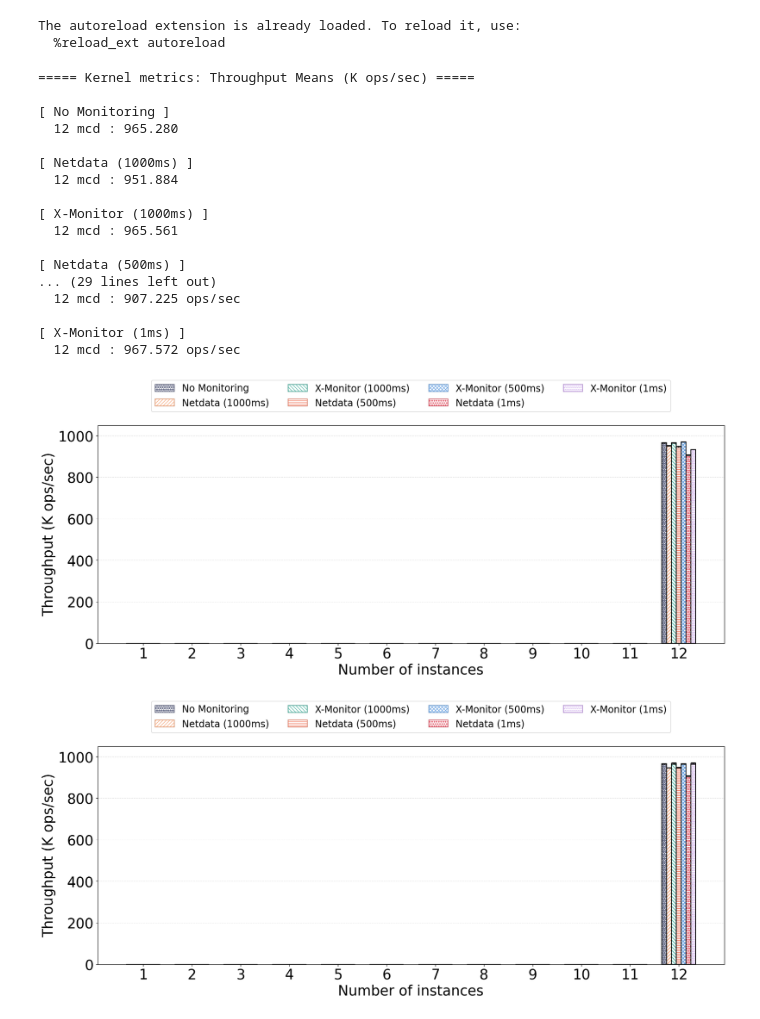
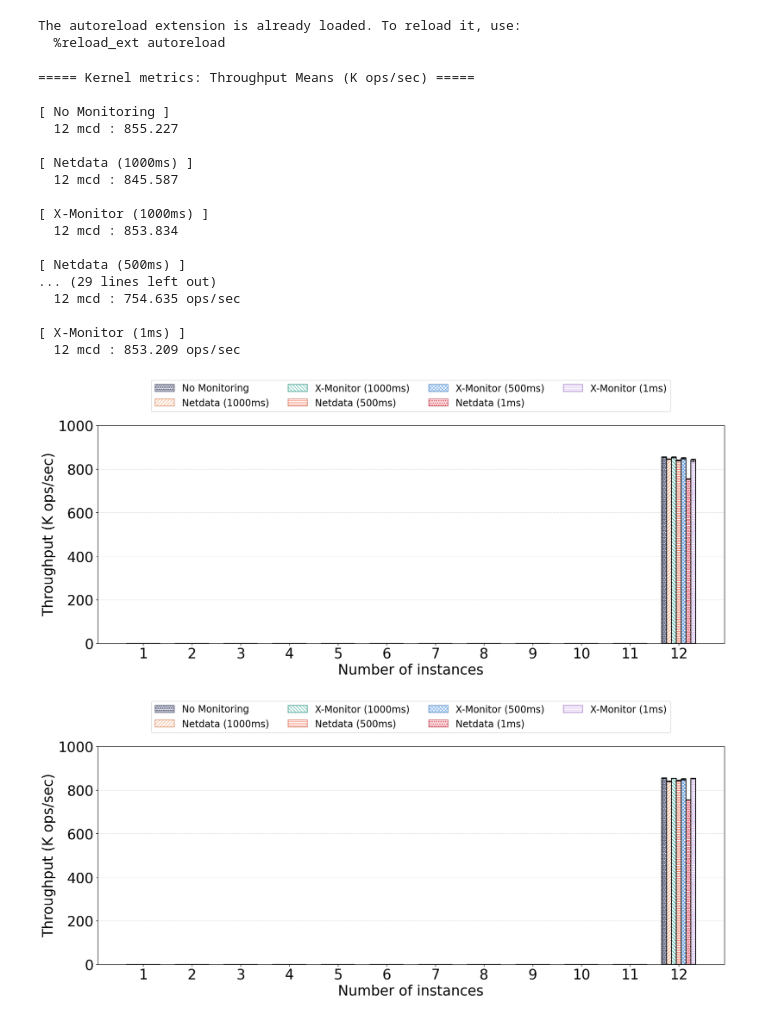
Before and after one commit to yukimaruyama2023/exp-X-Monitor, a Jupyter notebook: graph/throughput.ipynb, the cells around one changed output. Saved outputs shown, nothing was run; the diff lists cells and outputs as text; code cells hidden in the pictures.

```diff
--- a/graph/throughput.ipynb
+++ b/graph/throughput.ipynb
@@ -14,38 +14,43 @@ The autoreload extension is already loaded. To reload it, use:
 # base_dir = "../data/monitoring_throughput/strict-True/ntd_mcd_allcores-True/20251110-191159" # True, True
 # base_dir = "/home/maruyama/workspace/exp-X-Monitor/data/monitoring_throughput/strict-True/all_runs_in_allcores/prioritized-False/xdp_indirectcopy-True/20251120-223234" # かなり良い感じだが，recv 後に interval 待っている．
 # base_dir = "/home/maruyama/workspace/exp-X-Monitor/data/monitoring_throughput/strict-True/all_runs_in_allcores/prioritized-False/xdp_indirectcopy-True/20251121-210405"
 
 # base_dir = "../data/monitoring_throughput/strict-True/all_runs_in_allcores/20251111-195451" # all_runs_in_allcores
 # base_dir = "/home/maruyama/workspace/exp-X-Monitor/data/monitoring_throughput/strict-True/all_runs_in_allcores/prioritized-False/xdp_indirectcopy-True/20251123-135013" # [test] 方法 1, -c 3
 # base_dir = "/home/maruyama/workspace/exp-X-Monitor/data/monitoring_throughput/strict-True/all_runs_in_allcores/prioritized-False/xdp_indirectcopy-True/20251123-152036" # [test] 方法 1, -u 1, -c 1
-base_dir = "/home/maruyama/workspace/exp-X-Monitor/data/monitoring_throughput/strict-True/all_runs_in_allcores/prioritized-False/xdp_indirectcopy-True/20251123-202455" # [test] 方法 1, -u 0, -c 30
+# base_dir = "/home/maruyama/workspace/exp-X-Monitor/data/monitoring_throughput/strict-True/all_runs_in_allcores/prioritized-False/xdp_indirectcopy-True/20251123-202455" # [test] 方法 1, -u 0, -c 30
+# base_dir = "/home/maruyama/workspace/exp-X-Monitor/data/monitoring_throughput/strict-True/all_runs_in_allcores/prioritized-False/xdp_indirectcopy-True/20251124-005032" # [test] 方法 1, --recoreds 10, -u 0, -c 1
+# base_dir = "/home/maruyama/workspace/exp-X-Monitor/data/monitoring_throughput/strict-True/all_runs_in_allcores/prioritized-False/xdp_indirectcopy-True/20251124-023543" # [test] 方法 1, --records 50,000,000, -u 0, -c 1
+# base_dir = "/home/maruyama/workspace/exp-X-Monitor/data/monitoring_throughput/strict-True/all_runs_in_0_4cores/prioritized-False/xdp_indirectcopy-True/20251125-190127" # pin core 5 for stats. w/o interrupts isolation
+# base_dir = "/home/maruyama/workspace/exp-X-Monitor/data/monitoring_throughput/strict-True/all_runs_in_0_4cores/prioritized-False/xdp_indirectcopy-True/20251126-155750"   # 上のに加え，interrupt が core 0-4 に入るようにしている．
+base_dir = "/home/maruyama/workspace/exp-X-Monitor/data/monitoring_throughput/strict-True/all_runs_in_0_4cores/prioritized-False/xdp_indirectcopy-True/20251126-172057" # 二つ上と同じ configuration のはず, 11 % ぐらいの差があるのは同じだが，base が低い
 
 # nums = [12]
 # nums = [1, 5, 6, 10, 12]
 nums = [1, 2, 3, 4, 5, 6, 7, 8, 9, 10, 11, 12]
 # figsize = (10,7) # default is (10, 7)
 # figsize = (15,7) # default is (10, 7)
 
 plot_grouped_both(base_dir, nums=nums)
 
 print_throughput_means(base_dir, nums=[12])
 # %% [output]
 ===== Kernel metrics: Throughput Means (K ops/sec) =====
 
 [ No Monitoring ]
-  12 mcd : 965.280
+  12 mcd : 855.227
 
 [ Netdata (1000ms) ]
-  12 mcd : 951.884
+  12 mcd : 845.587
 
 [ X-Monitor (1000ms) ]
-  12 mcd : 965.561
+  12 mcd : 853.834
 
 [ Netdata (500ms) ]
 ... (29 lines left out)
-  12 mcd : 907.225 ops/sec
+  12 mcd : 754.635 ops/sec
 
 [ X-Monitor (1ms) ]
-  12 mcd : 967.572 ops/sec
+  12 mcd : 853.209 ops/sec
-[figure, old version]
+[figure, new version]
-[figure, old version]
+[figure, new version]
```
Also changed, not shown: 3 other files.
